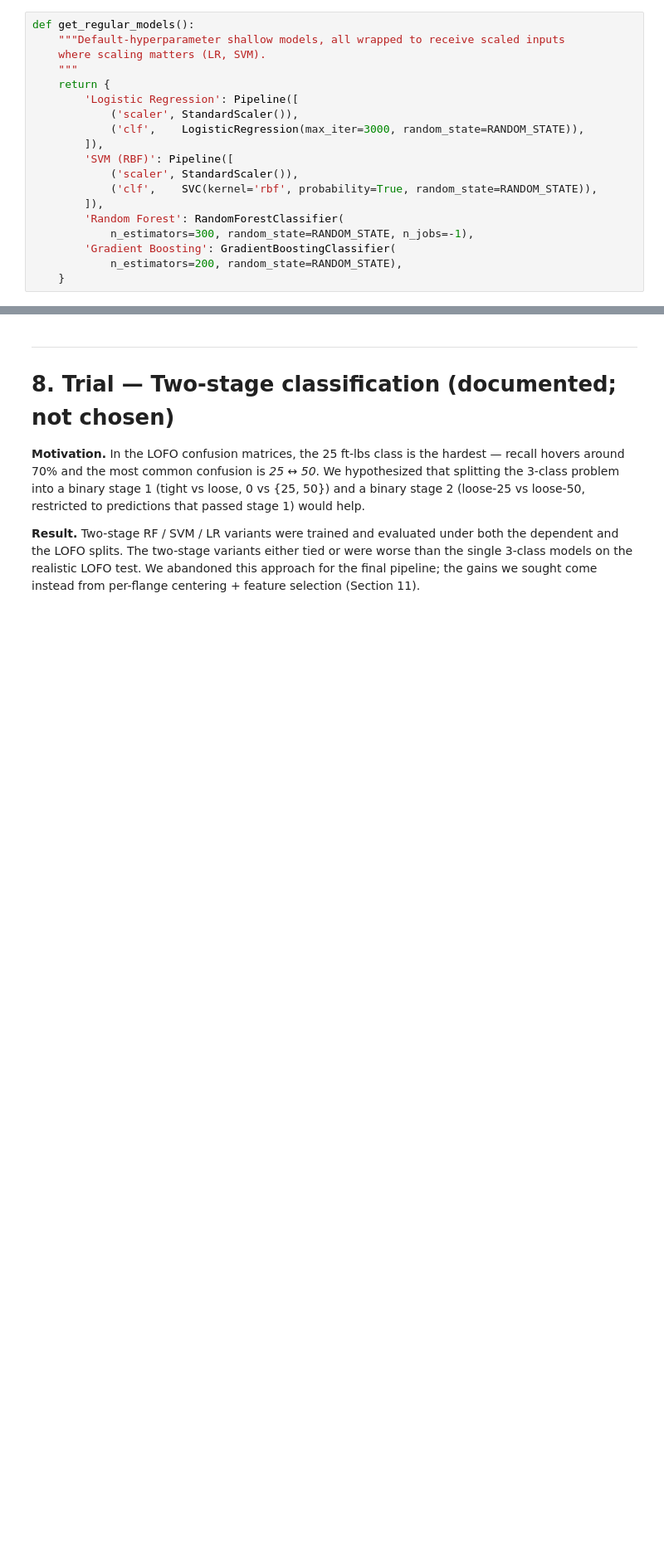
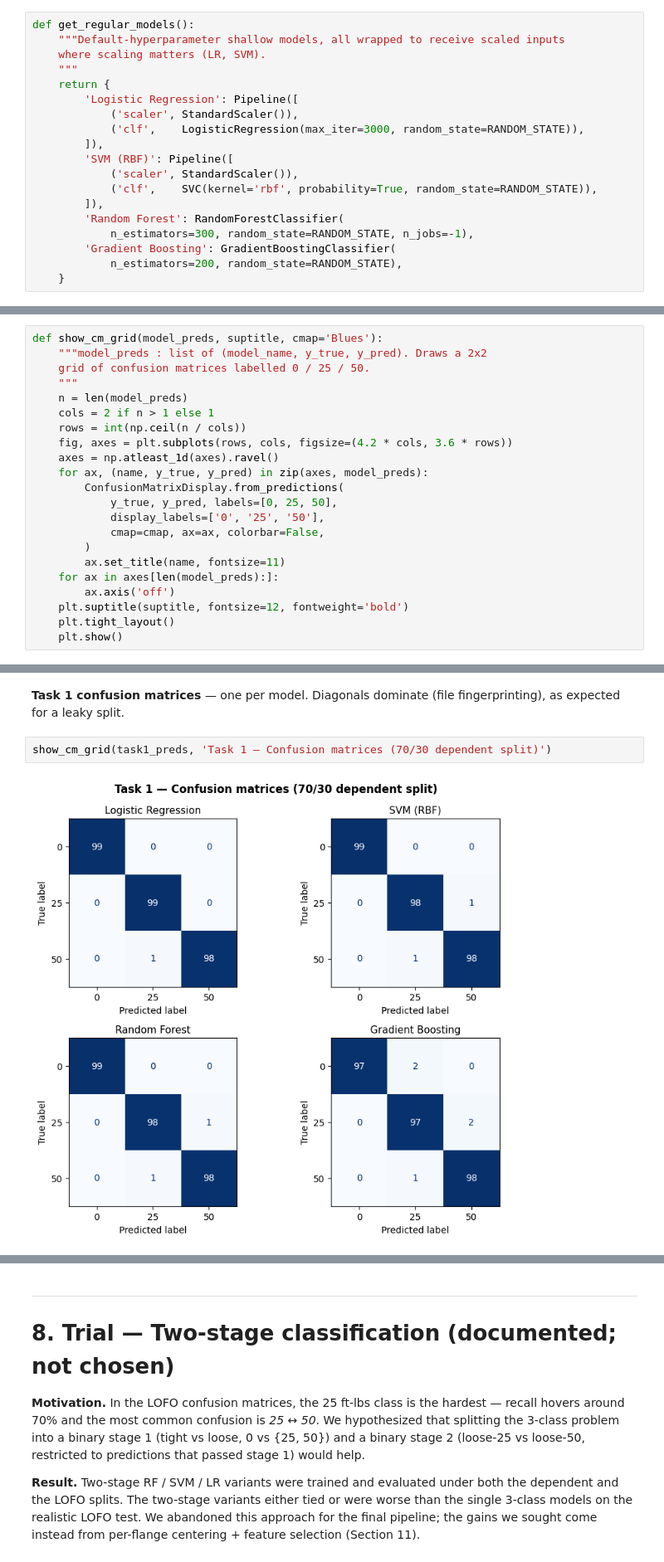
Before and after one commit to MedAmineAlouani/FinalProjectML, a Jupyter notebook: Final_Project_ML_Submission.ipynb, the cells around one changed output, grey strips where cells are left out. Shown at 83% size. Cells and saved outputs as stored; diff of their text form; blank space fills up the shorter version.

```diff
--- a/Final_Project_ML_Submission.ipynb
+++ b/Final_Project_ML_Submission.ipynb
@@ -703 +710,23 @@ def get_regular_models():
+# %%
+def show_cm_grid(model_preds, suptitle, cmap='Blues'):
+    """model_preds : list of (model_name, y_true, y_pred). Draws a 2x2
+    grid of confusion matrices labelled 0 / 25 / 50.
+    """
+    n = len(model_preds)
+    cols = 2 if n > 1 else 1
+    rows = int(np.ceil(n / cols))
+    fig, axes = plt.subplots(rows, cols, figsize=(4.2 * cols, 3.6 * rows))
+    axes = np.atleast_1d(axes).ravel()
+    for ax, (name, y_true, y_pred) in zip(axes, model_preds):
+        ConfusionMatrixDisplay.from_predictions(
+            y_true, y_pred, labels=[0, 25, 50],
+            display_labels=['0', '25', '50'],
+            cmap=cmap, ax=ax, colorbar=False,
+        )
+        ax.set_title(name, fontsize=11)
+    for ax in axes[len(model_preds):]:
+        ax.axis('off')
+    plt.suptitle(suptitle, fontsize=12, fontweight='bold')
+    plt.tight_layout()
+    plt.show()
 # %% [markdown]
@@ -737,4 +769,11 @@ Gradient Boosting       acc =  98.32%
 | 1 | SVM (RBF) | 99.326599 |
 | 2 | Random Forest | 99.326599 |
 | 3 | Gradient Boosting | 98.316498 |
+# %% [markdown]
+**Task 1 confusion matrices** — one per model. Diagonals dominate (file
+fingerprinting), as expected for a leaky split.
+# %%
+show_cm_grid(task1_preds, 'Task 1 — Confusion matrices (70/30 dependent split)')
+# %% [output]
+[figure, added]
 # %% [markdown]
```
Also changed, not shown: parts of 27 cells of this notebook, 1 other file.
